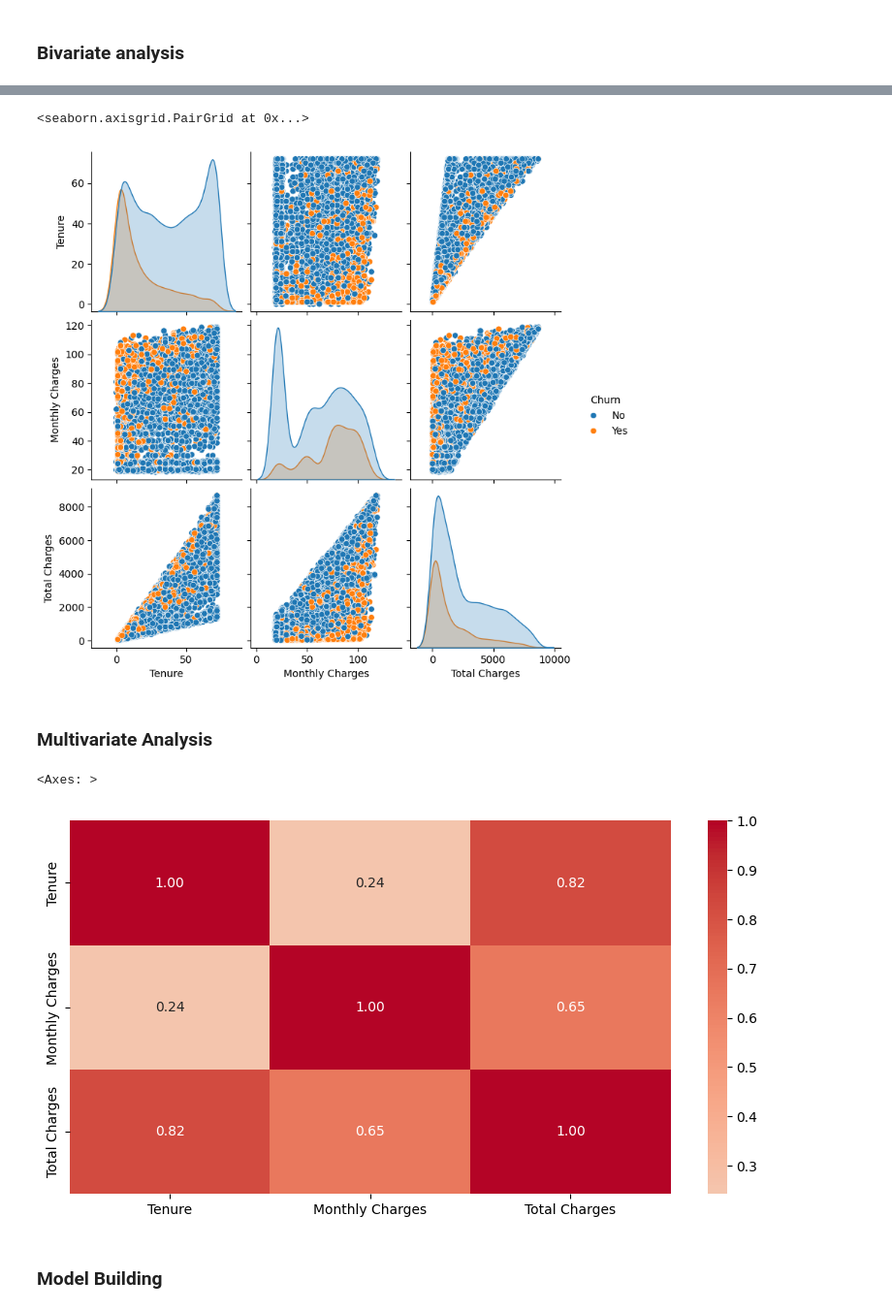
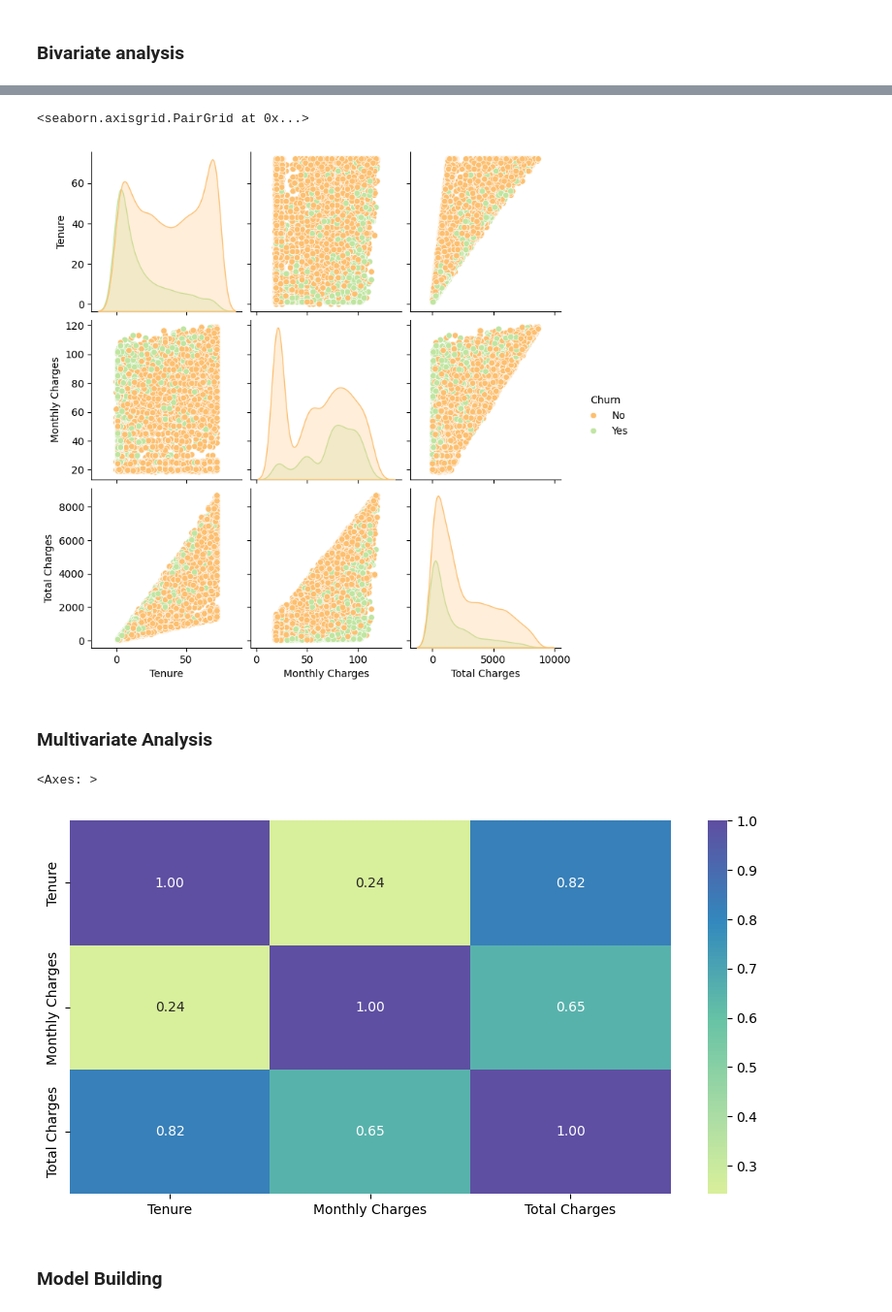
Before and after one commit to PLSeng/Customer_Churn_Prediction, a Jupyter notebook: CLM_with_ML.ipynb, the cells around one changed output, grey strips where cells are left out. Shown at 97% size. Saved outputs shown, nothing was run; the diff lists cells and outputs as text; code cells hidden in the pictures.

```diff
--- a/CLM_with_ML.ipynb
+++ b/CLM_with_ML.ipynb
@@ -219,18 +257,18 @@ Passing `palette` without assigning `hue` is deprecated and will be removed in v
 # %%
 #plot pair plot
-sns.pairplot(data, hue='Churn', diag_kind='kde' , )
+sns.pairplot(data, hue='Churn', diag_kind='kde' , palette='Spectral')
 # %% [output]
 <seaborn.axisgrid.PairGrid at 0x...>
-[figure, old version]
+[figure, new version]
 # %% [markdown]
 ### Multivariate Analysis
 # %%
 #plot corr numerical
 plt.figure(figsize=(10, 5))
-sns.heatmap(numerical.corr(), annot=True, fmt='.2f', cmap='coolwarm', center=0)
+sns.heatmap(numerical.corr(), annot=True, fmt='.2f', cmap='Spectral', center=0)
 # %% [output]
 <Axes: >
-[figure, old version]
+[figure, new version]
 # %% [markdown]
 ### Model Building
 # %% [markdown]
```
Also changed, not shown: parts of 17 cells of this notebook.
